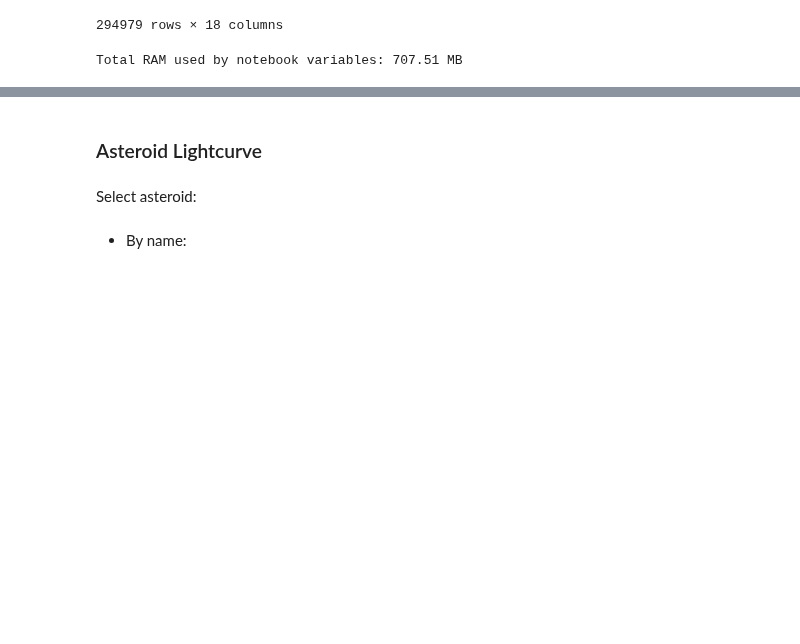
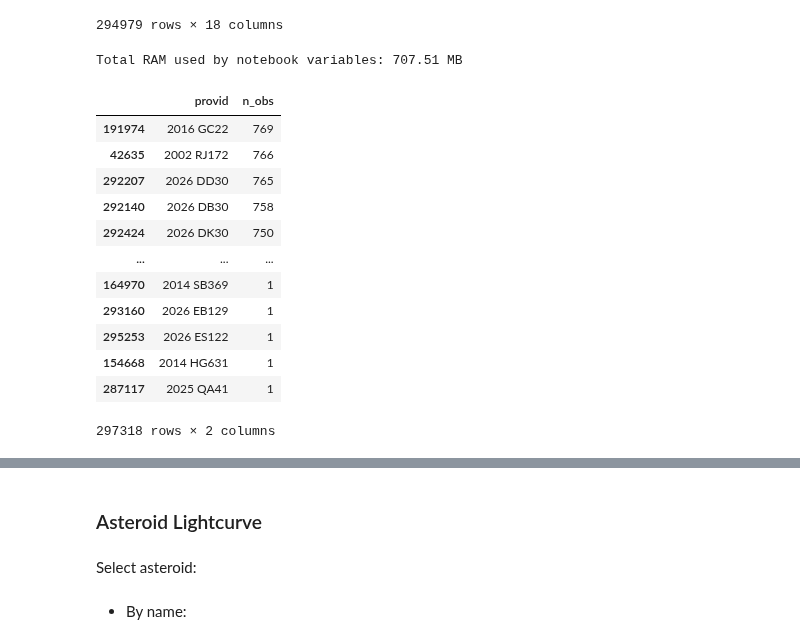
Before and after one commit to JuanitaAgudelo/MVROC, a Jupyter notebook: zuluaga_dev/search_spectra_rotation_orbit.ipynb, the cells around one changed output, grey strips where cells are left out. Cells and saved outputs as stored; diff of their text form; code cells hidden in the pictures; blank space fills up the shorter version.

```diff
--- a/zuluaga_dev/search_spectra_rotation_orbit.ipynb
+++ b/zuluaga_dev/search_spectra_rotation_orbit.ipynb
@@ -198,3 +198,21 @@ df_elems
 total_sizeof_globals()
 # %% [output]
 Total RAM used by notebook variables: 707.51 MB
+# %%
+# Contar el número de observaciones por provid en la lista 'provids'
+df_obs = df_set[df_set['provid'].isin(provids)].groupby('provid').size().reset_index(name='n_obs').sort_values(by='n_obs', ascending=False)
+df_obs
+# %% [output]
+|  | provid | n_obs |
+| 191974 | 2016 GC22 | 769 |
+| 42635 | 2002 RJ172 | 766 |
+| 292207 | 2026 DD30 | 765 |
+| 292140 | 2026 DB30 | 758 |
+| 292424 | 2026 DK30 | 750 |
+| ... | ... | ... |
+| 164970 | 2014 SB369 | 1 |
+| 293160 | 2026 EB129 | 1 |
+| 295253 | 2026 ES122 | 1 |
+| 154668 | 2014 HG631 | 1 |
+| 287117 | 2025 QA41 | 1 |
+297318 rows × 2 columns
```
Also changed, not shown: parts of 3 cells of this notebook, 2 other files.
